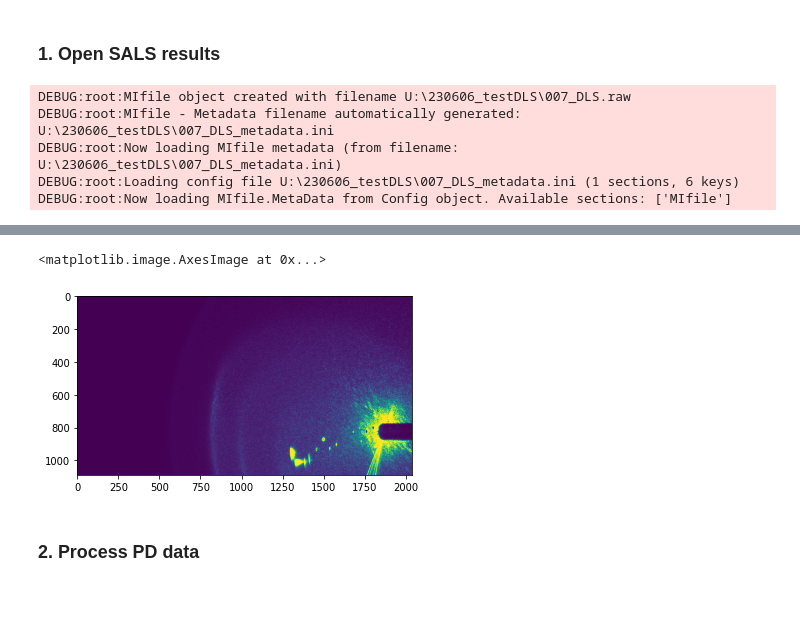
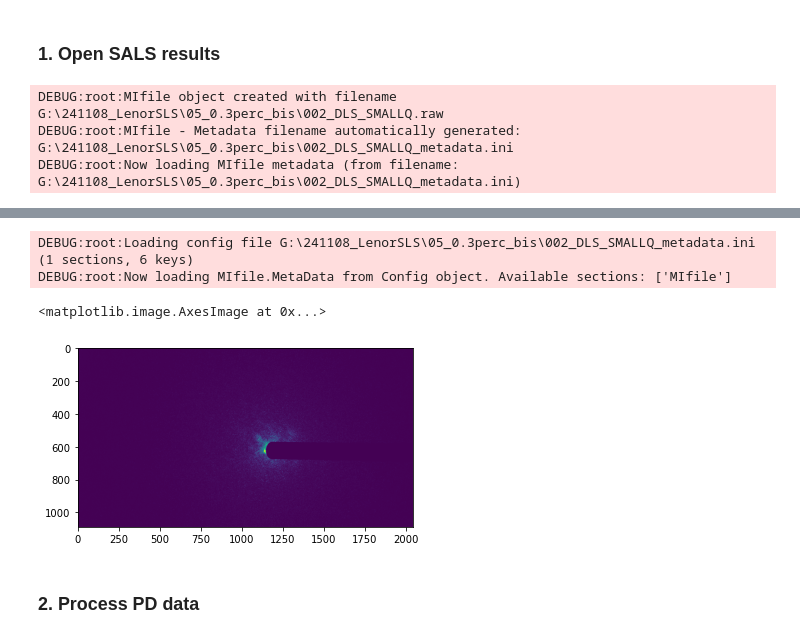
Before and after one commit to steaime/DSHpy, a Jupyter notebook: example1a_SALSanalysis.ipynb, the cells around one changed output, grey strips where cells are left out. Cells and saved outputs as stored; diff of their text form; code cells hidden in the pictures; blank space fills up the shorter version.

```diff
--- a/example1a_SALSanalysis.ipynb
+++ b/example1a_SALSanalysis.ipynb
@@ -27,8 +27,8 @@ INFO:root:SALS tutorial started
 # %% [markdown]
 ### 1. Open SALS results
 # %%
-froot = r'U:\230606_testDLS'
-fname_prefix = '007_DLS'
+froot = r'G:\241108_LenorSLS\05_0.3perc_bis'
+fname_prefix = '002_DLS_SMALLQ'
 imgTimes, imgTimes_hdr = iof.LoadResFile(os.path.join(froot, fname_prefix+'_imgTimes.dat'), readHeader=True, isolateFirst=0, delimiter='\t', comments='#', missing_values='-')
 print(imgTimes_hdr)
 
@@ -36,8 +36,6 @@ MIinput = MI.MIfile(os.path.join(froot, fname_prefix+'.raw'))
 MIinput.OpenForReading()
 plt.imshow(MIinput.GetImage(0))
 # %% [output]
-DEBUG:root:MIfile object created with filename U:\230606_testDLS\007_DLS.raw
-DEBUG:root:MIfile - Metadata filename automatically generated: U:\230606_testDLS\007_DLS_metadata.ini
-DEBUG:root:Now loading MIfile metadata (from filename: U:\230606_testDLS\007_DLS_metadata.ini)
-DEBUG:root:Loading config file U:\230606_testDLS\007_DLS_metadata.ini (1 sections, 6 keys)
-DEBUG:root:Now loading MIfile.MetaData from Config object. Available sections: ['MIfile']
+DEBUG:root:MIfile object created with filename G:\241108_LenorSLS\05_0.3perc_bis\002_DLS_SMALLQ.raw
+DEBUG:root:MIfile - Metadata filename automatically generated: G:\241108_LenorSLS\05_0.3perc_bis\002_DLS_SMALLQ_metadata.ini
+DEBUG:root:Now loading MIfile metadata (from filename: G:\241108_LenorSLS\05_0.3perc_bis\002_DLS_SMALLQ_metadata.ini)
@@ -45,5 +43,7 @@ DEBUG:root:Now loading MIfile.MetaData from Config object. Available sections: [
-<matplotlib.image.AxesImage at 0x...>
+DEBUG:root:Loading config file G:\241108_LenorSLS\05_0.3perc_bis\002_DLS_SMALLQ_metadata.ini (1 sections, 6 keys)
+DEBUG:root:Now loading MIfile.MetaData from Config object. Available sections: ['MIfile']
+<matplotlib.image.AxesImage at 0x...>
-[figure, old version]
+[figure, new version]
 # %% [markdown]
 ### 2. Process PD data
 # %%
```
Also changed, not shown: parts of 5 cells of this notebook, 5 other files.
